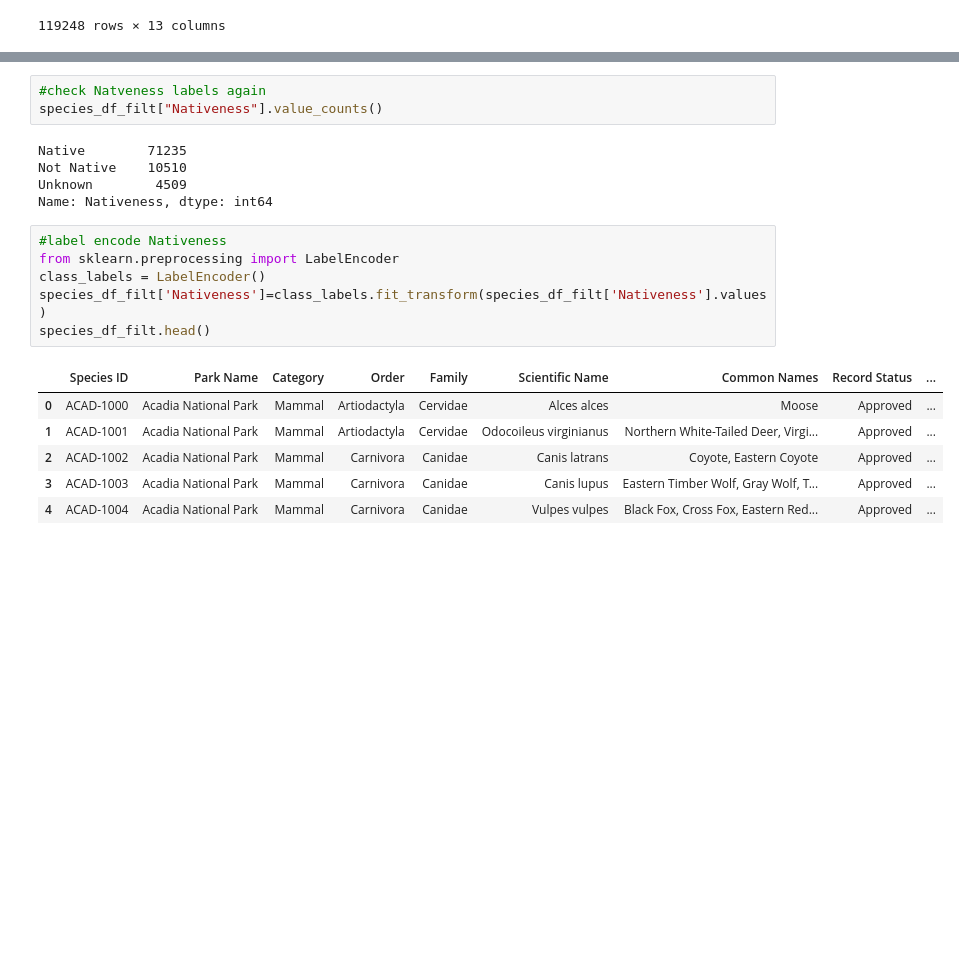
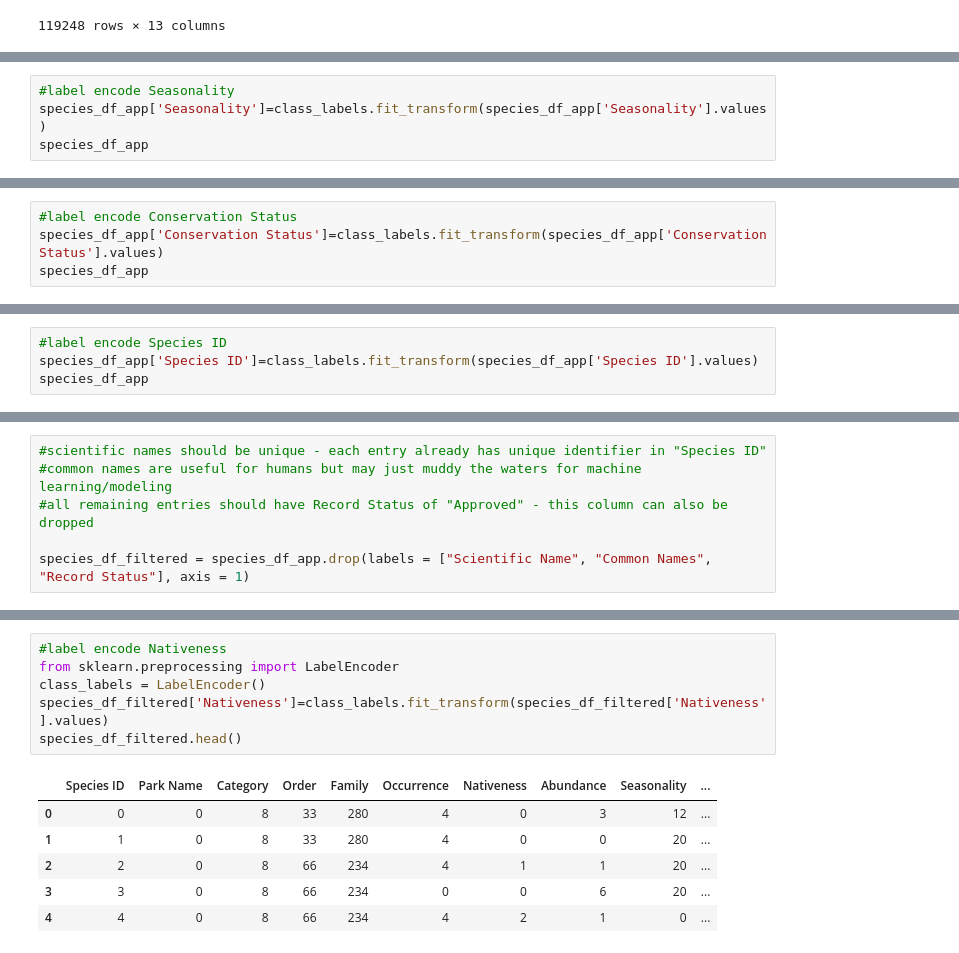
Before and after one commit to JennyArbo/CG2021_Final_Project_Jenny_Chrissy, a Jupyter notebook: final project sandbox.ipynb, the cells around one changed output, grey strips where cells are left out. Saved outputs shown, nothing was run; the diff lists cells and outputs as text; blank space fills up the shorter version.

Commit message:
data cleaning, label encoding, Logistic Regression

```diff
--- a/final project sandbox.ipynb
+++ b/final project sandbox.ipynb
@@ -77,0 +235,4 @@ species_df_filtered
+# %%
+#label encode Seasonality
+species_df_app['Seasonality']=class_labels.fit_transform(species_df_app['Seasonality'].values)
+species_df_app
@@ -77,0 +258,4 @@ species_df_filtered
+# %%
+#label encode Conservation Status
+species_df_app['Conservation Status']=class_labels.fit_transform(species_df_app['Conservation Status'].values)
+species_df_app
@@ -77,0 +281,4 @@ species_df_filtered
+# %%
+#label encode Species ID
+species_df_app['Species ID']=class_labels.fit_transform(species_df_app['Species ID'].values)
+species_df_app
@@ -77,0 +304,6 @@ species_df_filtered
+# %%
+#scientific names should be unique - each entry already has unique identifier in "Species ID"
+#common names are useful for humans but may just muddy the waters for machine learning/modeling
+#all remaining entries should have Record Status of "Approved" - this column can also be dropped
+
+species_df_filtered = species_df_app.drop(labels = ["Scientific Name", "Common Names", "Record Status"], axis = 1)
@@ -107,21 +327,13 @@ species_df_filt
-# %%
-#check Natveness labels again
-species_df_filt["Nativeness"].value_counts()
-# %% [output]
-Native        71235
-Not Native    10510
-Unknown        4509
-Name: Nativeness, dtype: int64
 # %%
 #label encode Nativeness
 from sklearn.preprocessing import LabelEncoder
 class_labels = LabelEncoder()
-species_df_filt['Nativeness']=class_labels.fit_transform(species_df_filt['Nativeness'].values)
-species_df_filt.head()
+species_df_filtered['Nativeness']=class_labels.fit_transform(species_df_filtered['Nativeness'].values)
+species_df_filtered.head()
 # %% [output]
-|  | Species ID | Park Name | Category | Order | Family | Scientific Name | Common Names | Record Status | ... |
-| 0 | ACAD-1000 | Acadia National Park | Mammal | Artiodactyla | Cervidae | Alces alces | Moose | Approved | ... |
-| 1 | ACAD-1001 | Acadia National Park | Mammal | Artiodactyla | Cervidae | Odocoileus virginianus | Northern White-Tailed Deer, Virgi... | Approved | ... |
-| 2 | ACAD-1002 | Acadia National Park | Mammal | Carnivora | Canidae | Canis latrans | Coyote, Eastern Coyote | Approved | ... |
-| 3 | ACAD-1003 | Acadia National Park | Mammal | Carnivora | Canidae | Canis lupus | Eastern Timber Wolf, Gray Wolf, T... | Approved | ... |
-| 4 | ACAD-1004 | Acadia National Park | Mammal | Carnivora | Canidae | Vulpes vulpes | Black Fox, Cross Fox, Eastern Red... | Approved | ... |
+|  | Species ID | Park Name | Category | Order | Family | Occurrence | Nativeness | Abundance | Seasonality | ... |
+| 0 | 0 | 0 | 8 | 33 | 280 | 4 | 0 | 3 | 12 | ... |
+| 1 | 1 | 0 | 8 | 33 | 280 | 4 | 0 | 0 | 20 | ... |
+| 2 | 2 | 0 | 8 | 66 | 234 | 4 | 1 | 1 | 20 | ... |
+| 3 | 3 | 0 | 8 | 66 | 234 | 0 | 0 | 6 | 20 | ... |
+| 4 | 4 | 0 | 8 | 66 | 234 | 4 | 2 | 1 | 0 | ... |
```
Also changed, not shown: parts of 21 cells of this notebook.
